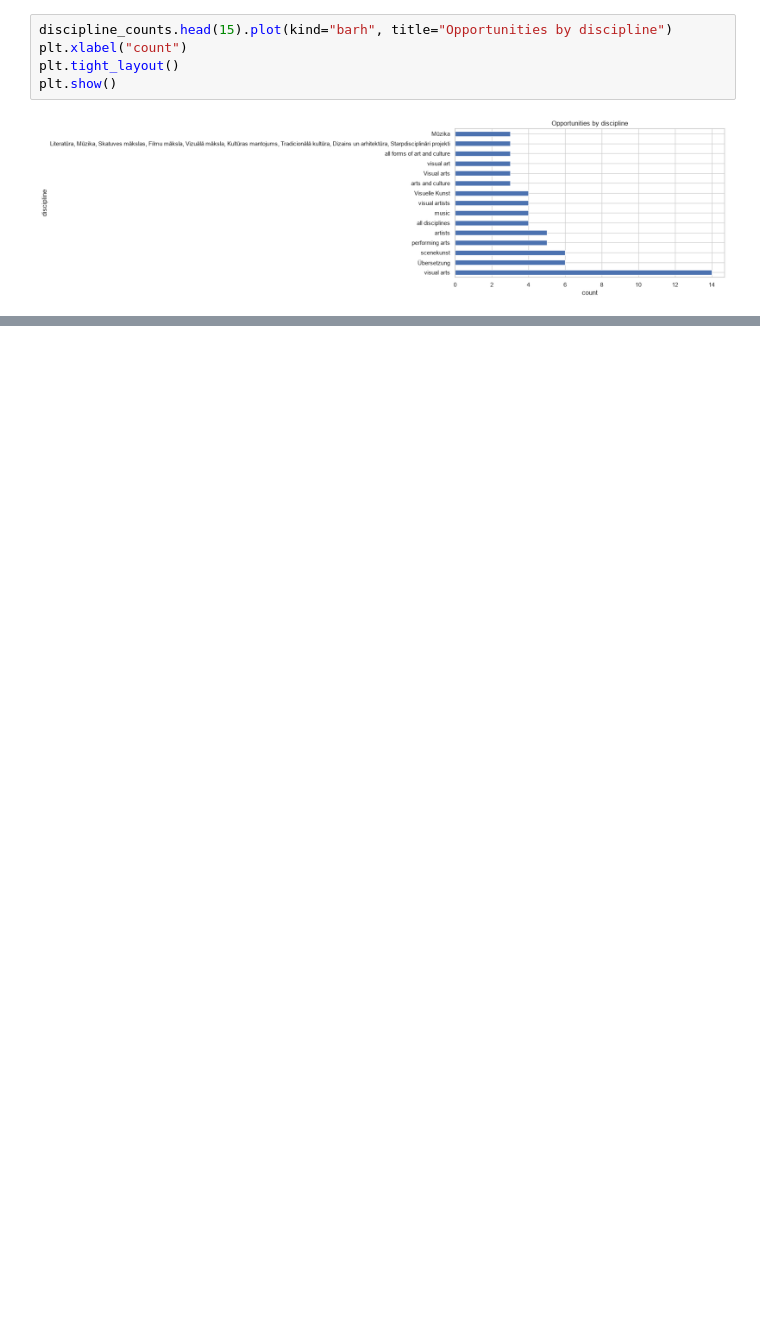
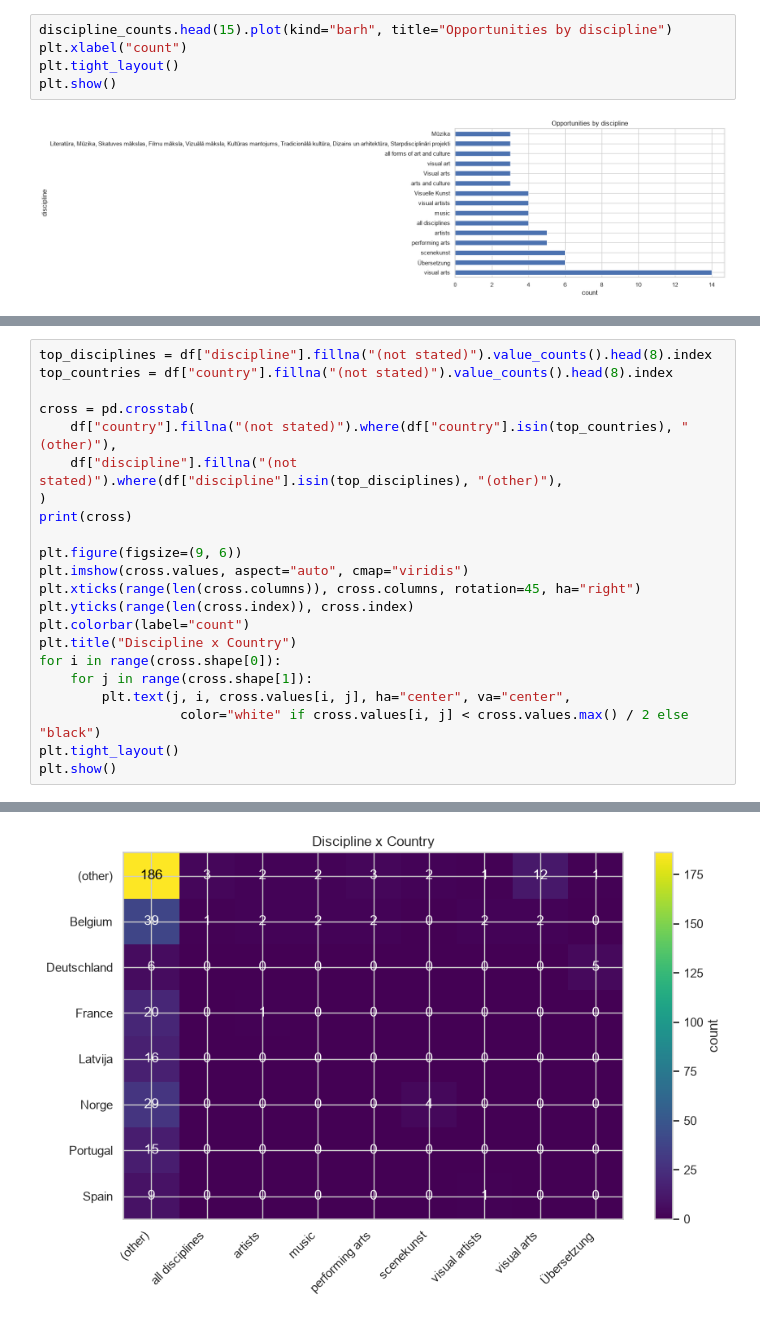
Before and after one commit to Lucaisok/open_art, a Jupyter notebook: notebooks/eda.ipynb, the cells around one changed output, grey strips where cells are left out. Cells and saved outputs as stored; diff of their text form; blank space fills up the shorter version.

```diff
--- a/notebooks/eda.ipynb
+++ b/notebooks/eda.ipynb
@@ -217,0 +295,23 @@ Name: requirements_text_en, dtype: float64
+# %%
+top_disciplines = df["discipline"].fillna("(not stated)").value_counts().head(8).index
+top_countries = df["country"].fillna("(not stated)").value_counts().head(8).index
+
+cross = pd.crosstab(
+    df["country"].fillna("(not stated)").where(df["country"].isin(top_countries), "(other)"),
+    df["discipline"].fillna("(not stated)").where(df["discipline"].isin(top_disciplines), "(other)"),
+)
+print(cross)
+
+plt.figure(figsize=(9, 6))
+plt.imshow(cross.values, aspect="auto", cmap="viridis")
+plt.xticks(range(len(cross.columns)), cross.columns, rotation=45, ha="right")
+plt.yticks(range(len(cross.index)), cross.index)
+plt.colorbar(label="count")
+plt.title("Discipline x Country")
+for i in range(cross.shape[0]):
+    for j in range(cross.shape[1]):
+        plt.text(j, i, cross.values[i, j], ha="center", va="center",
+                  color="white" if cross.values[i, j] < cross.values.max() / 2 else "black")
+plt.tight_layout()
+plt.show()
+# %% [output]
@@ -217,0 +335 @@ Name: requirements_text_en, dtype: float64
+[figure, added]
```
Also changed, not shown: parts of 15 cells of this notebook, 10 other files.
